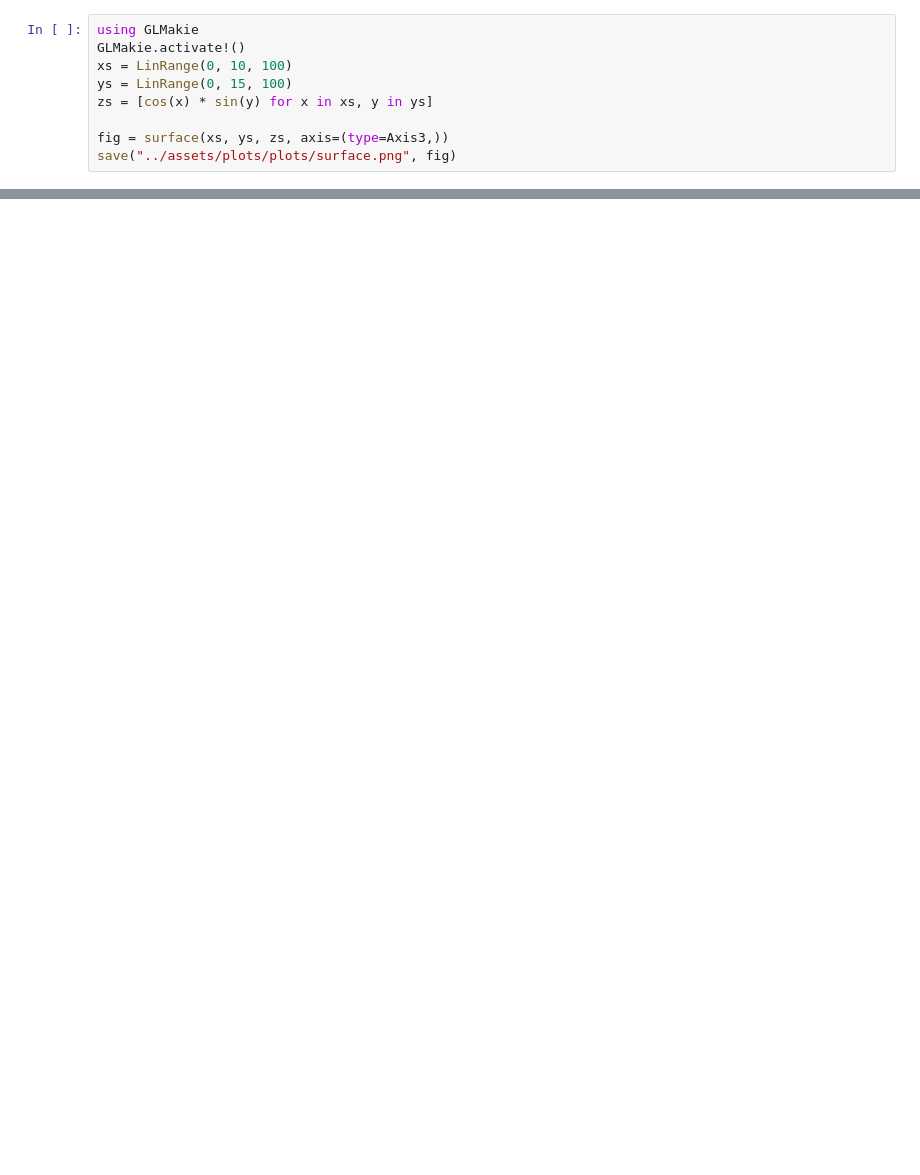
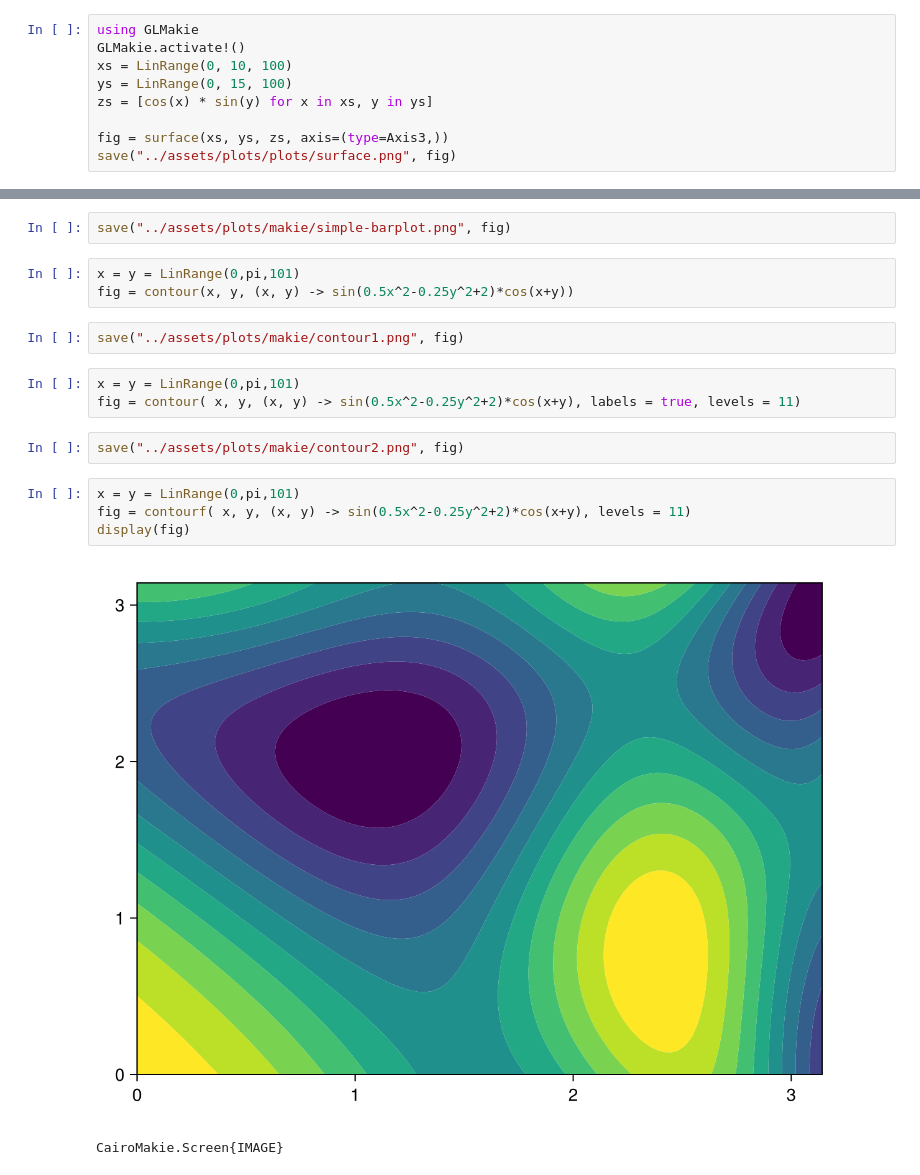
Before and after one commit to pstaabp/sci-comp-book, a Jupyter notebook: julia-output/makie.ipynb, the cells around one changed output, grey strips where cells are left out. Cells and saved outputs as stored; diff of their text form; blank space fills up the shorter version.

```diff
--- a/julia-output/makie.ipynb
+++ b/julia-output/makie.ipynb
@@ -432,0 +484,19 @@ CairoMakie.Screen{IMAGE}
+# %%
+save("../assets/plots/makie/simple-barplot.png", fig)
+# %%
+x = y = LinRange(0,pi,101)
+fig = contour(x, y, (x, y) -> sin(0.5x^2-0.25y^2+2)*cos(x+y))
+# %%
+save("../assets/plots/makie/contour1.png", fig)
+# %%
+x = y = LinRange(0,pi,101)
+fig = contour( x, y, (x, y) -> sin(0.5x^2-0.25y^2+2)*cos(x+y), labels = true, levels = 11)
+# %%
+save("../assets/plots/makie/contour2.png", fig)
+# %%
+x = y = LinRange(0,pi,101)
+fig = contourf( x, y, (x, y) -> sin(0.5x^2-0.25y^2+2)*cos(x+y), levels = 11)
+display(fig)
+# %% [output]
+[figure, added]
+CairoMakie.Screen{IMAGE}
```
Also changed, not shown: parts of 28 cells of this notebook, 23 other files.
